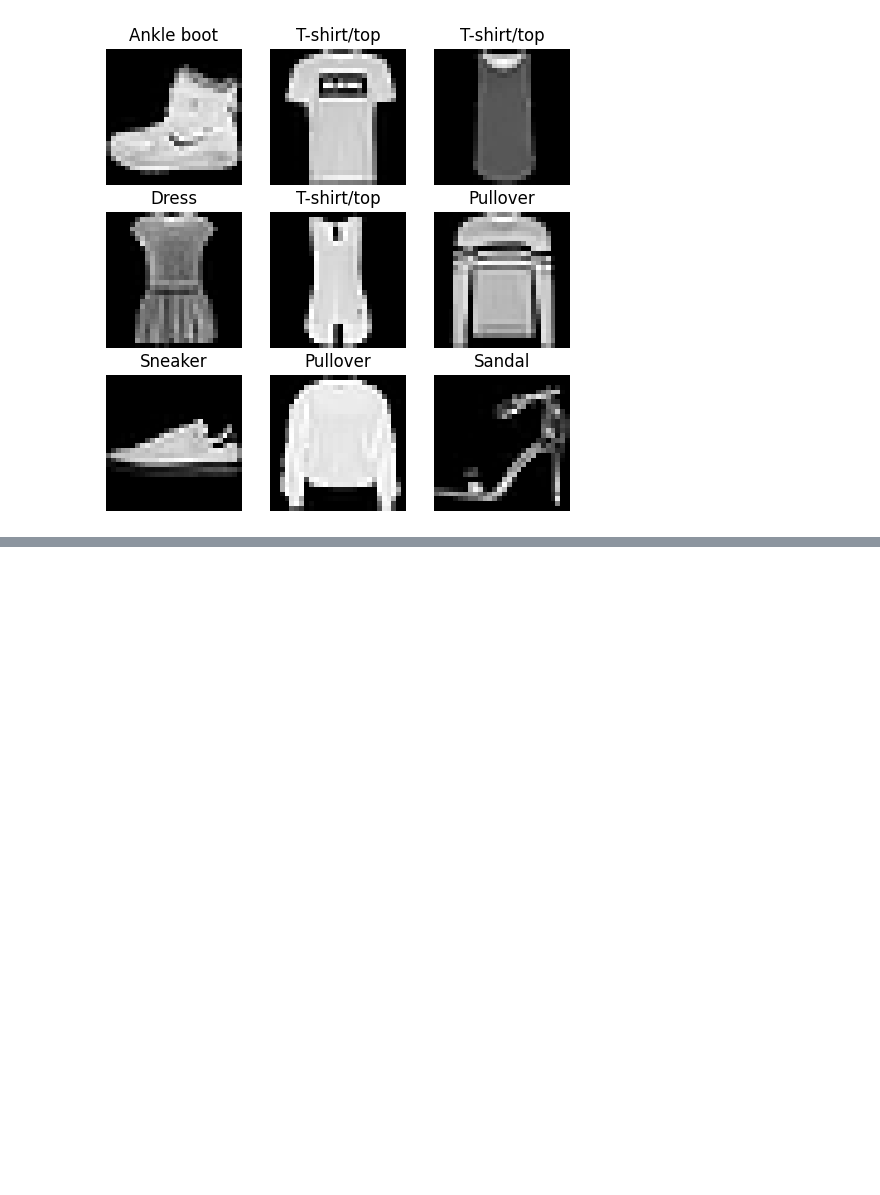
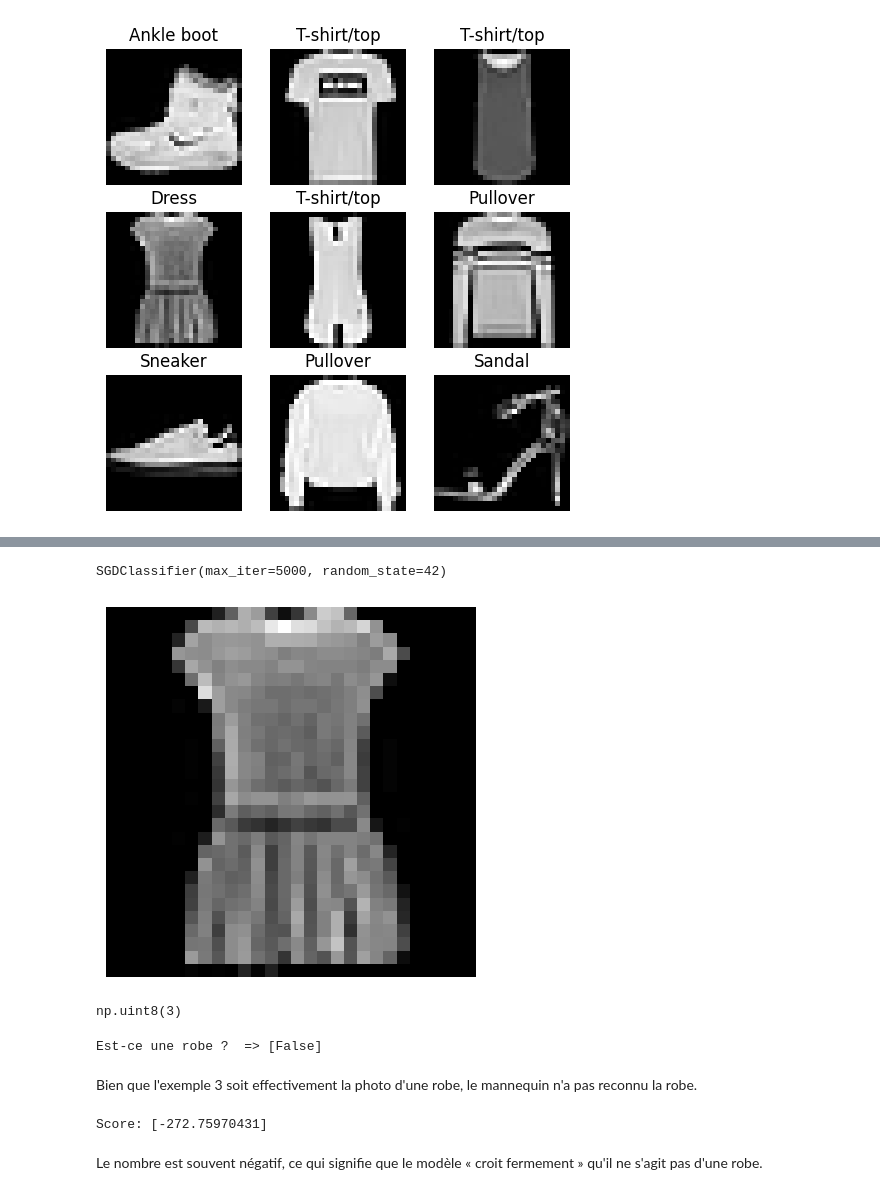
Before and after one commit to firdawss-Elhaddouchi/fashion-mnist-classification, a Jupyter notebook: notebook_class.ipynb, the cells around one changed output, grey strips where cells are left out. Saved outputs shown, nothing was run; the diff lists cells and outputs as text; code cells hidden in the pictures; blank space fills up the shorter version.

```diff
--- a/notebook_class.ipynb
+++ b/notebook_class.ipynb
@@ -145,0 +155,3 @@ plt.show()
+# %%
+y_train_dress = (y_train == 3)
+y_test_dress = (y_test == 3)
@@ -145,0 +201,30 @@ plt.show()
+# %%
+from sklearn.linear_model import SGDClassifier
+
+sgd_clf = SGDClassifier(max_iter=5000, tol=1e-3,random_state=42)
+#X_train est de forme (60000, 28, 28) mais  X_train_flat a la forme (60000, 784)
+sgd_clf.fit(X_train_flat, y_train_dress)
+# %% [output]
+SGDClassifier(max_iter=5000, random_state=42)
+# %%
+plot_digit(X_train_flat[3]) #=> is a dress
+# %% [output]
+[figure, added]
+# %%
+y_train[3]
+# %% [output]
+np.uint8(3)
+# %%
+prediction_1 = sgd_clf.predict([X_train_flat[3]])
+print(f"Est-ce une robe ?  => {prediction_1}")
+# %% [output]
+Est-ce une robe ?  => [False]
+# %% [markdown]
+Bien que l'exemple 3 soit effectivement la photo d'une robe, le mannequin n'a pas reconnu la robe.
+# %%
+y_score = sgd_clf.decision_function([X_train_flat[3]])
+print(f"Score: {y_score}")
+# %% [output]
+Score: [-272.75970431]
+# %% [markdown]
+Le nombre est souvent négatif, ce qui signifie que le modèle « croit fermement » qu'il ne s'agit pas d'une robe.
```
Also changed, not shown: parts of 56 cells of this notebook.
